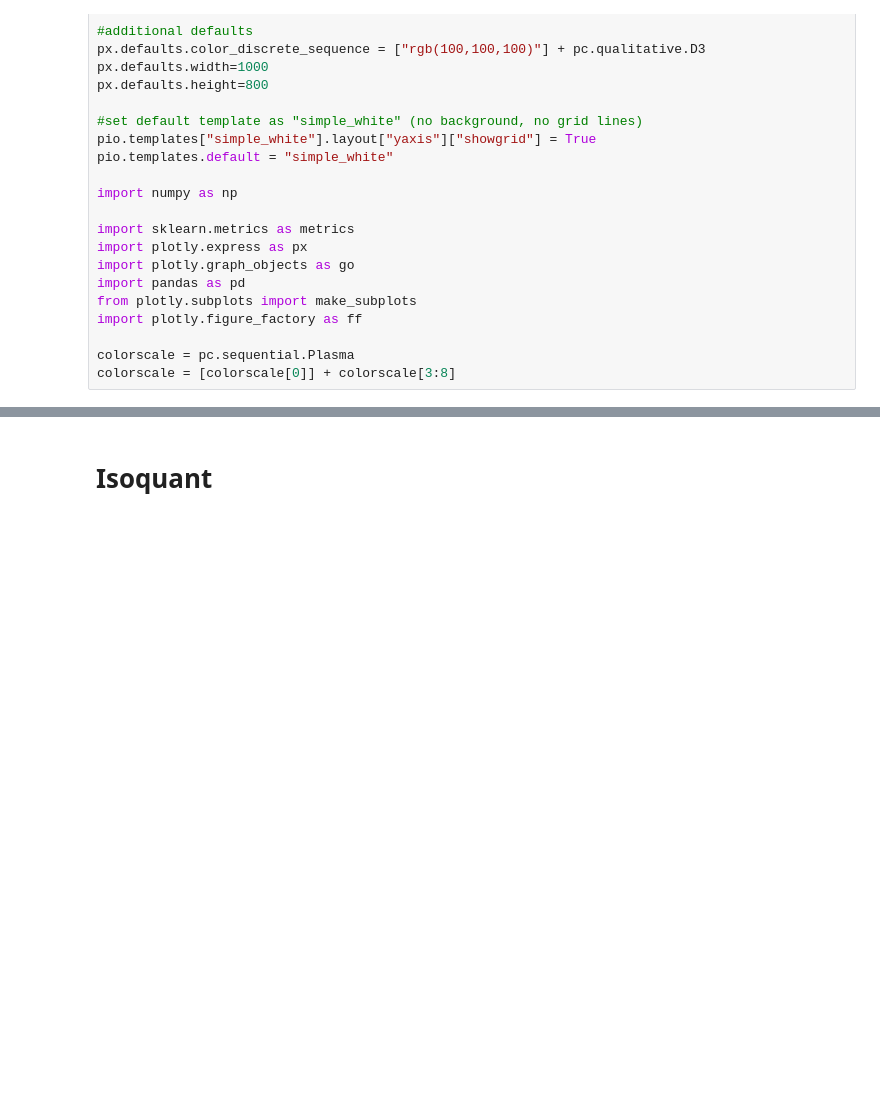
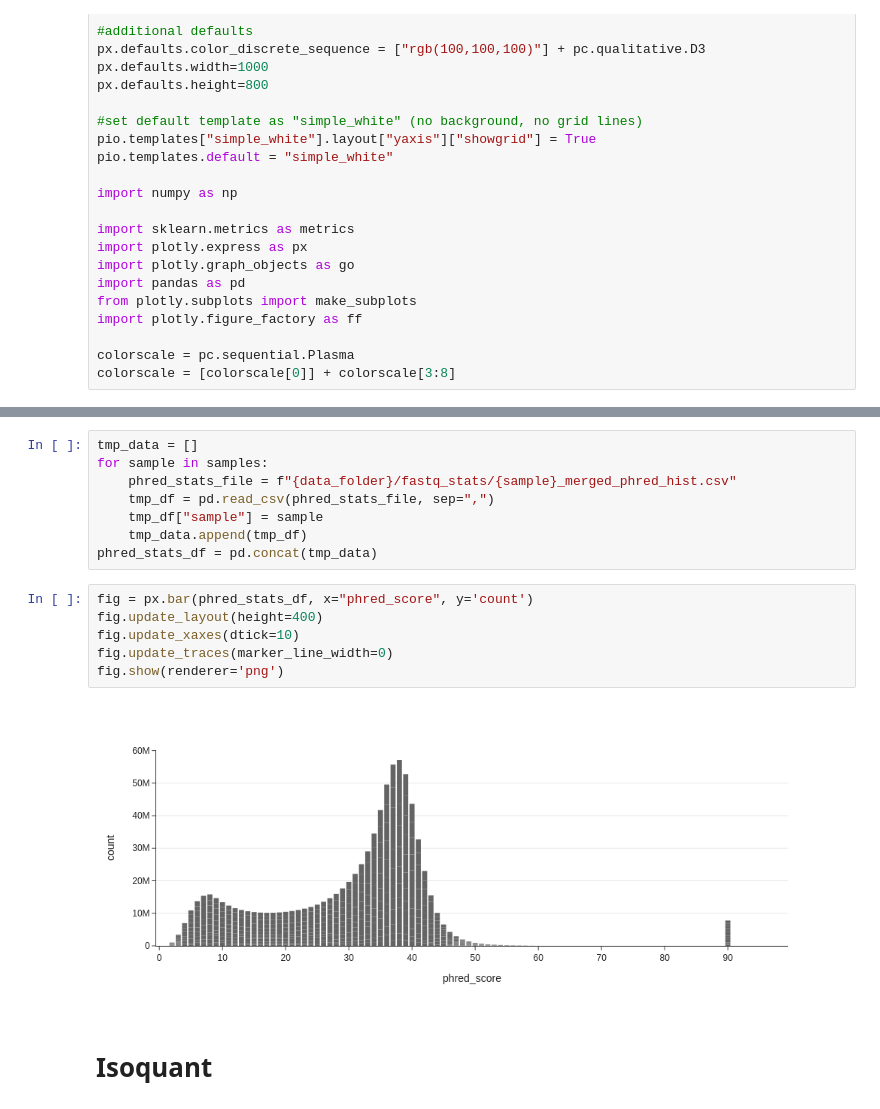
Before and after one commit to smyth-lab/Nano-DMS-MaP, a Jupyter notebook: 1_Nano-DMS-MaP_workflow.ipynb, the cells around one changed output, grey strips where cells are left out. Saved outputs shown, nothing was run; the diff lists cells and outputs as text; blank space fills up the shorter version.

```diff
--- a/1_Nano-DMS-MaP_workflow.ipynb
+++ b/1_Nano-DMS-MaP_workflow.ipynb
@@ -280,3 +270,19 @@ fig.update_layout(height=400)
+# %%
+tmp_data = []
+for sample in samples:
+    phred_stats_file = f"{data_folder}/fastq_stats/{sample}_merged_phred_hist.csv"
+    tmp_df = pd.read_csv(phred_stats_file, sep=",")
+    tmp_df["sample"] = sample
+    tmp_data.append(tmp_df)
+phred_stats_df = pd.concat(tmp_data)
+# %%
+fig = px.bar(phred_stats_df, x="phred_score", y='count')
+fig.update_layout(height=400)
+fig.update_xaxes(dtick=10)
+fig.update_traces(marker_line_width=0)
+fig.show(renderer='png')
+# %% [output]
+[figure, added]
 # %% [markdown]
 # Isoquant
 # %%
```
Also changed, not shown: parts of 59 cells of this notebook, 38 other files.
